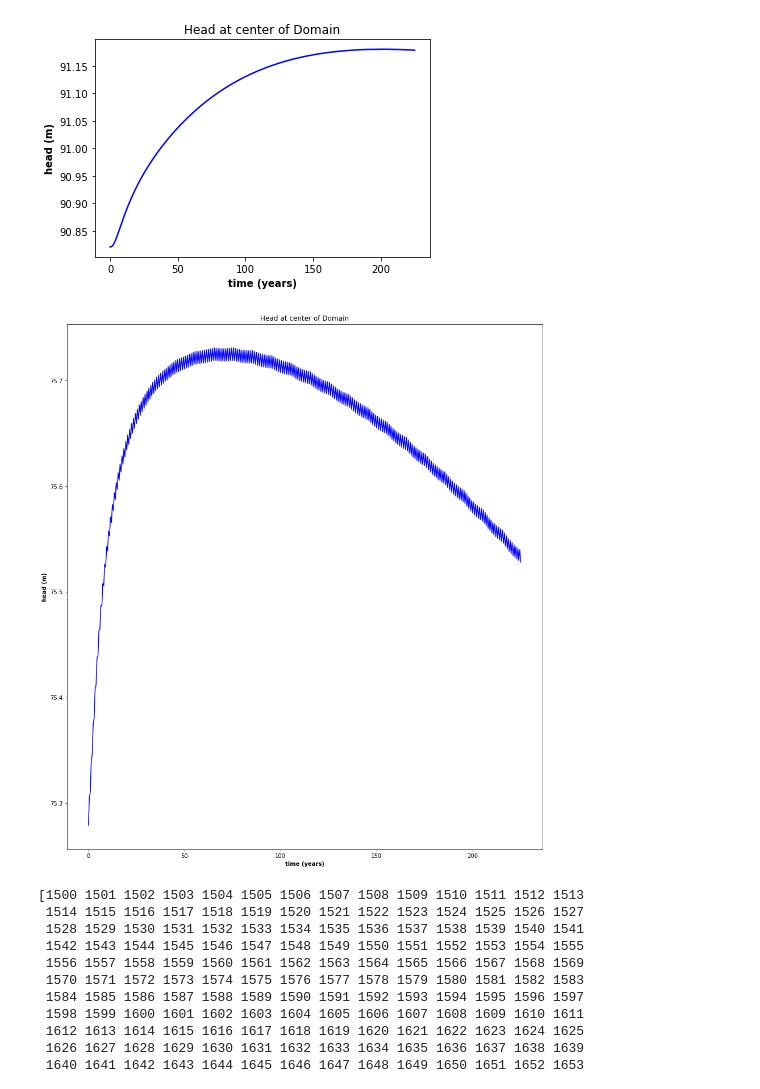
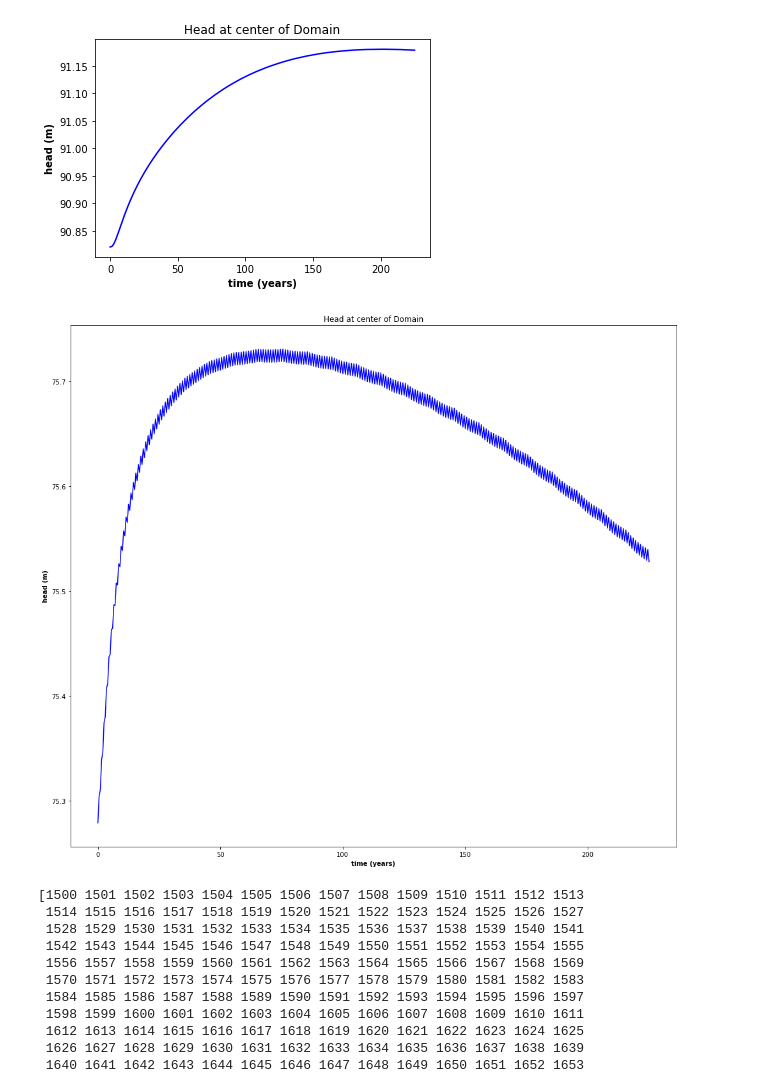
Before and after one commit to groundwater-modeling-Spring2020/FoE_Project, a Jupyter notebook: JacobR_Noteooks/JacobR_Scenario4/Scenario3.0.ipynb, the cells around one changed output. Cells and saved outputs as stored; diff of their text form; code cells hidden in the pictures.

```diff
--- a/JacobR_Noteooks/JacobR_Scenario4/Scenario3.0.ipynb
+++ b/JacobR_Noteooks/JacobR_Scenario4/Scenario3.0.ipynb
@@ -775,22 +775,22 @@ plt.show()
 # %%
 #head = headobj.get_alldata(nodata=-9.9998999e+02)
 cell_id1 = (0, 29, 37) #cell at the center of the domain
 time_series1 = headobj.get_ts(cell_id1) #get the time series using flopy
 
 #create firt plot
-plt.figure(figsize=(15,17))
+plt.figure(figsize=(17,15))
 # plt.subplot(1, 1, 1)
 plt.title("Head at center of Domain")
 #plt.title('Head at cell ({0},{1},{2})'.format(cell_id1[0] + 1,
 #                                              cell_id1[1] + 1,
 #                                          cell_id1[2] + 1),fontweight='bold') #create title with cell_id format
 
 plt.xlabel('time (years)',fontweight='bold')
 plt.ylabel('head (m)',fontweight='bold')
 plt.plot(time_series1[:, 0]/360, time_series1[:, 1], 'b-') #plot the time series with points at each record
 plt.show()
 # %% [output]
-[figure, old version]
+[figure, new version]
 # %%
 budgobj = flopy.utils.binaryfile.CellBudgetFile(modelname+'.cbc')
 leakage = budgobj.get_data(text='RIVER LEAKAGE',totim=time)
```
